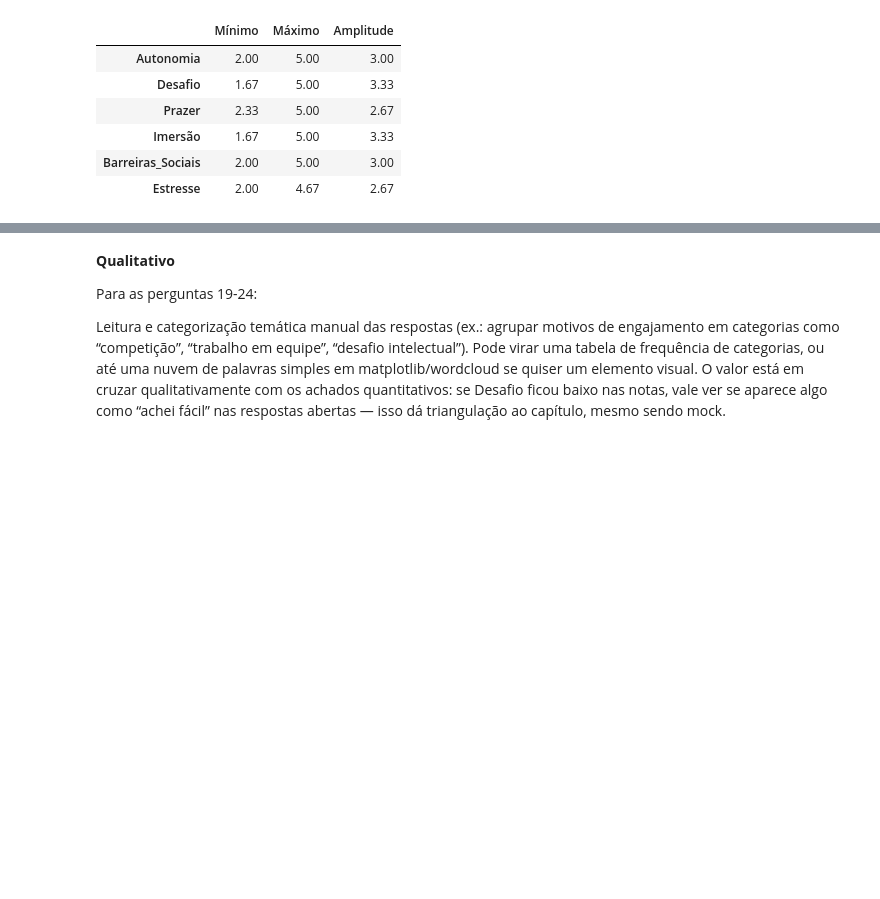
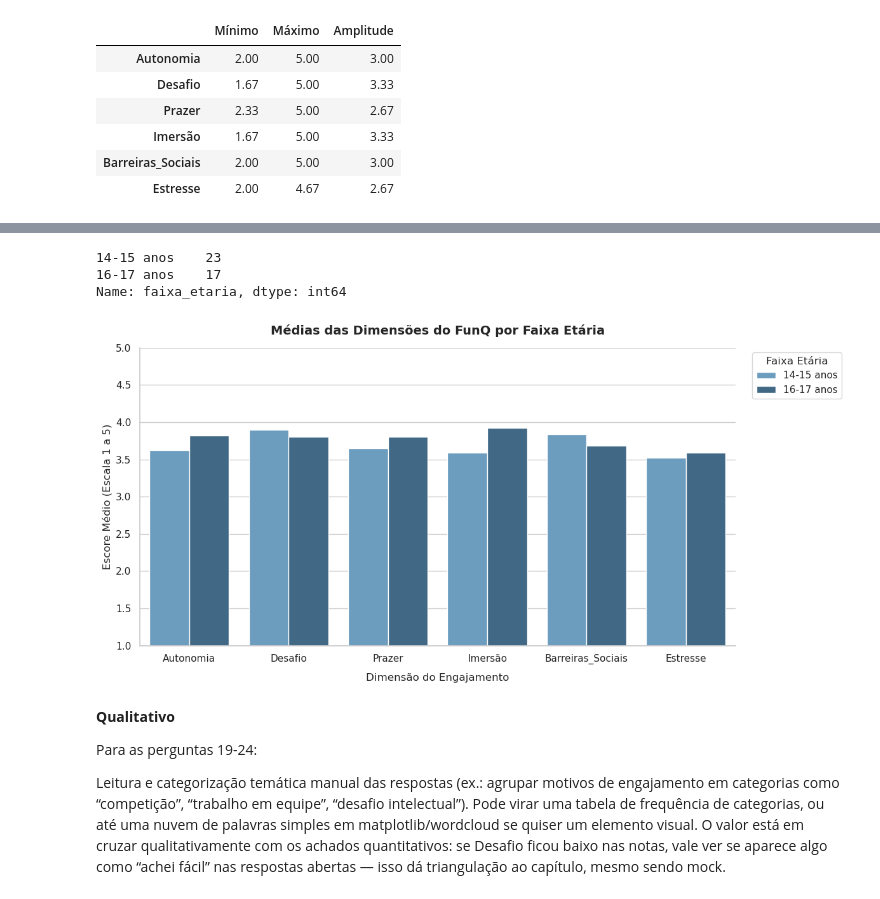
Before and after one commit to Anthony-Hilario/AnaliseDadosFunQ, a Jupyter notebook: analise-respostas-funq.ipynb, the cells around one changed output, grey strips where cells are left out. Saved outputs shown, nothing was run; the diff lists cells and outputs as text; code cells hidden in the pictures; blank space fills up the shorter version.

```diff
--- a/analise-respostas-funq.ipynb
+++ b/analise-respostas-funq.ipynb
@@ -268,3 +326,42 @@ Agrupar por faixa etária (se houver variação, ex.: 14-15 vs 16-17) e comparar
+# %%
+bins = [13, 15, 17]
+labels = ['14-15 anos', '16-17 anos']
+df_idade['faixa_etaria'] = pd.cut(df_idade['idade'], bins=bins, labels=labels, right=True)
+
+print(df_idade['faixa_etaria'].value_counts())
+
+medias_por_faixa = df_idade.groupby('faixa_etaria')[colunas_dim].mean().reset_index()
+
+medias_long = medias_por_faixa.melt(
+    id_vars='faixa_etaria',
+    value_vars=colunas_dim,
+    var_name='Dimensão',
+    value_name='Média'
+)
+
+plt.figure(figsize=(12, 6))
+ax = sns.barplot(
+    x='Dimensão',
+    y='Média',
+    hue='faixa_etaria',
+    data=medias_long,
+    palette='Blues_d'
+)
+
+plt.title('Médias das Dimensões do FunQ por Faixa Etária', fontsize=14, fontweight='bold', pad=15)
+plt.xlabel('Dimensão do Engajamento', fontsize=12, labelpad=10)
+plt.ylabel('Escore Médio (Escala 1 a 5)', fontsize=12)
+plt.ylim(1, 5)
+plt.legend(title='Faixa Etária', bbox_to_anchor=(1.02, 1), loc='upper left')
+
+sns.despine(top=True, right=True)
+plt.tight_layout()
+plt.show()
+# %% [output]
+14-15 anos    23
+16-17 anos    17
+Name: faixa_etaria, dtype: int64
+[figure, added]
 # %% [markdown]
 **Qualitativo**
 
```
Also changed, not shown: parts of 7 cells of this notebook, 1 other file.
